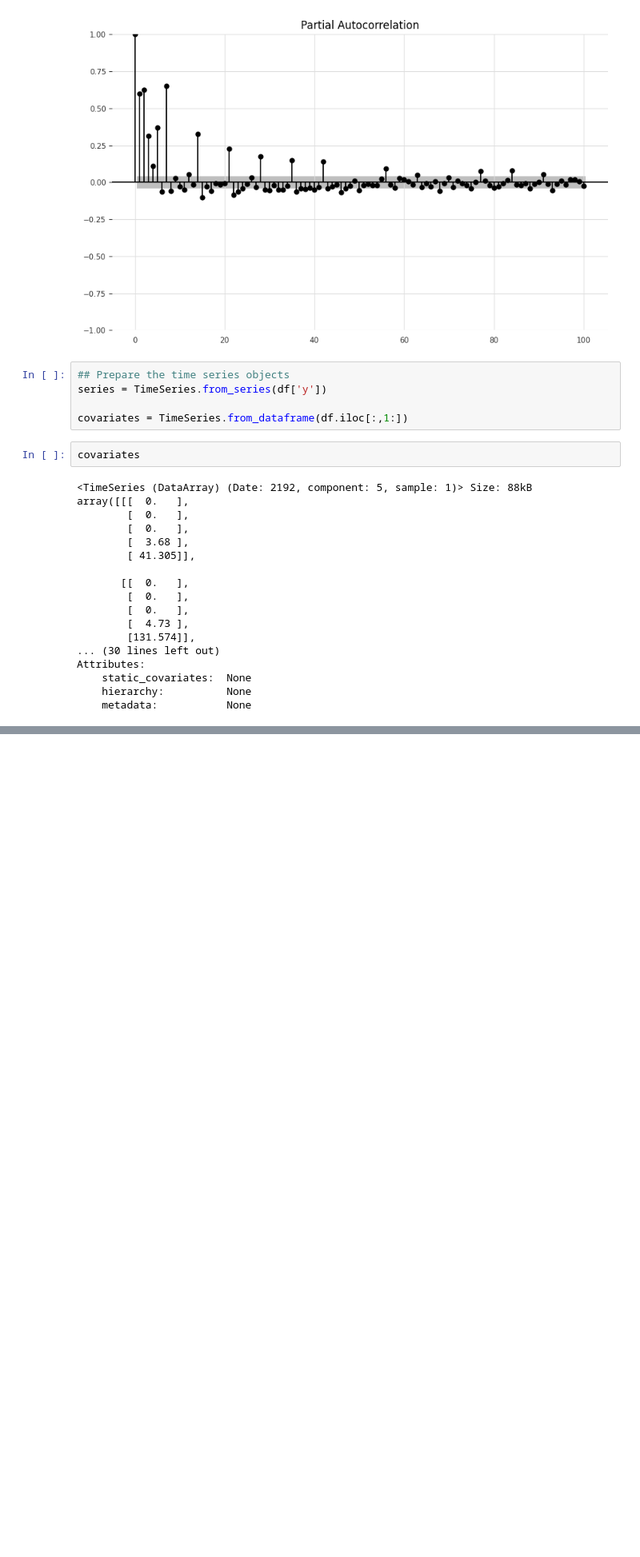
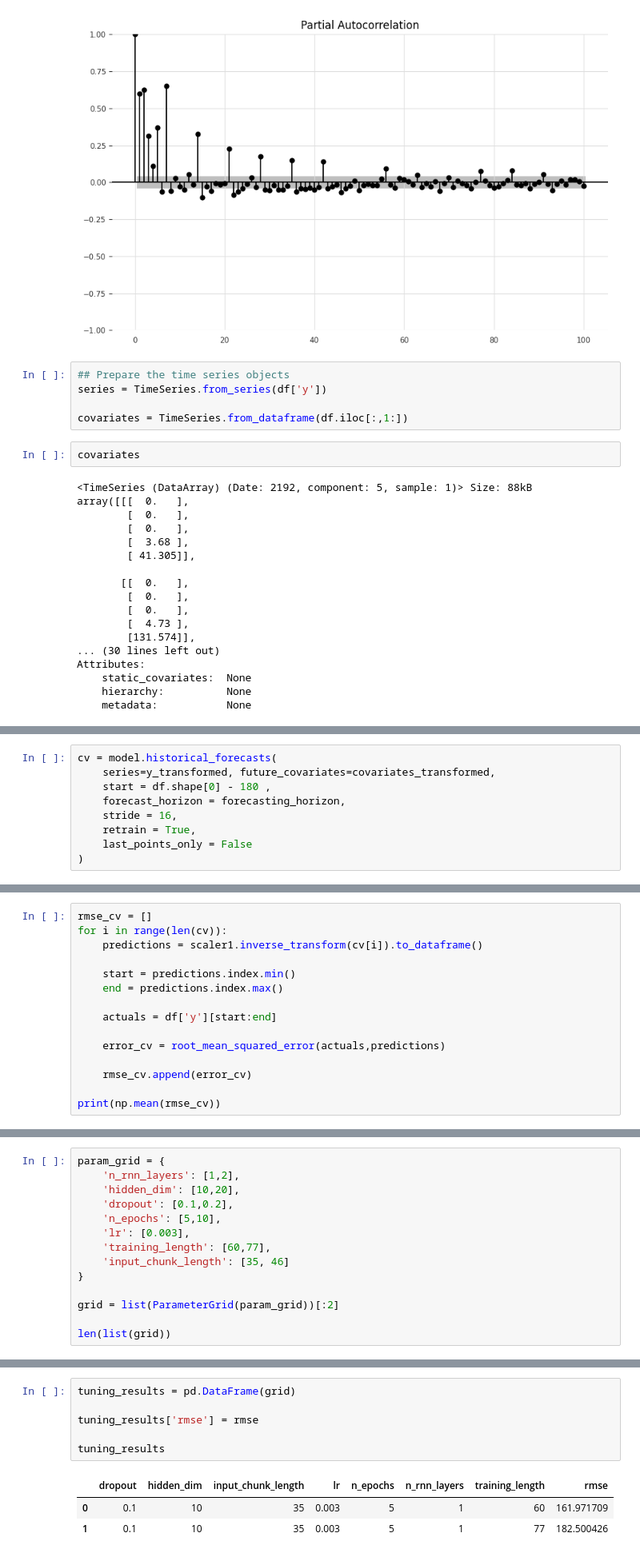
Before and after one commit to kshirsagarsiddharth/Python-Time-Series-Forecasting, a Jupyter notebook: long_short_term.ipynb, the cells around one changed output, grey strips where cells are left out. Shown at 80% size. Cells and saved outputs as stored; diff of their text form; blank space fills up the shorter version.

```diff
--- a/long_short_term.ipynb
+++ b/long_short_term.ipynb
@@ -119,0 +399,9 @@ Attributes:
+# %%
+cv = model.historical_forecasts(
+    series=y_transformed, future_covariates=covariates_transformed,
+    start = df.shape[0] - 180 ,
+    forecast_horizon = forecasting_horizon,
+    stride = 16,
+    retrain = True,
+    last_points_only = False
+)
@@ -119,0 +424,15 @@ Attributes:
+# %%
+rmse_cv = []
+for i in range(len(cv)):
+    predictions = scaler1.inverse_transform(cv[i]).to_dataframe()
+
+    start = predictions.index.min()
+    end = predictions.index.max()
+
+    actuals = df['y'][start:end]
+
+    error_cv = root_mean_squared_error(actuals,predictions)
+
+    rmse_cv.append(error_cv)
+
+print(np.mean(rmse_cv))
@@ -119,0 +443,14 @@ Attributes:
+# %%
+param_grid = {
+    'n_rnn_layers': [1,2],
+    'hidden_dim': [10,20],
+    'dropout': [0.1,0.2],
+    'n_epochs': [5,10],
+    'lr': [0.003],
+    'training_length': [60,77],
+    'input_chunk_length': [35, 46]
+}
+
+grid = list(ParameterGrid(param_grid))[:2]
+
+len(list(grid))
@@ -119,0 +510,10 @@ Attributes:
+# %%
+tuning_results = pd.DataFrame(grid)
+
+tuning_results['rmse'] = rmse
+
+tuning_results
+# %% [output]
+|  | dropout | hidden_dim | input_chunk_length | lr | n_epochs | n_rnn_layers | training_length | rmse |
+| 0 | 0.1 | 10 | 35 | 0.003 | 5 | 1 | 60 | 161.971709 |
+| 1 | 0.1 | 10 | 35 | 0.003 | 5 | 1 | 77 | 182.500426 |
```
Also changed, not shown: parts of 21 cells of this notebook.
